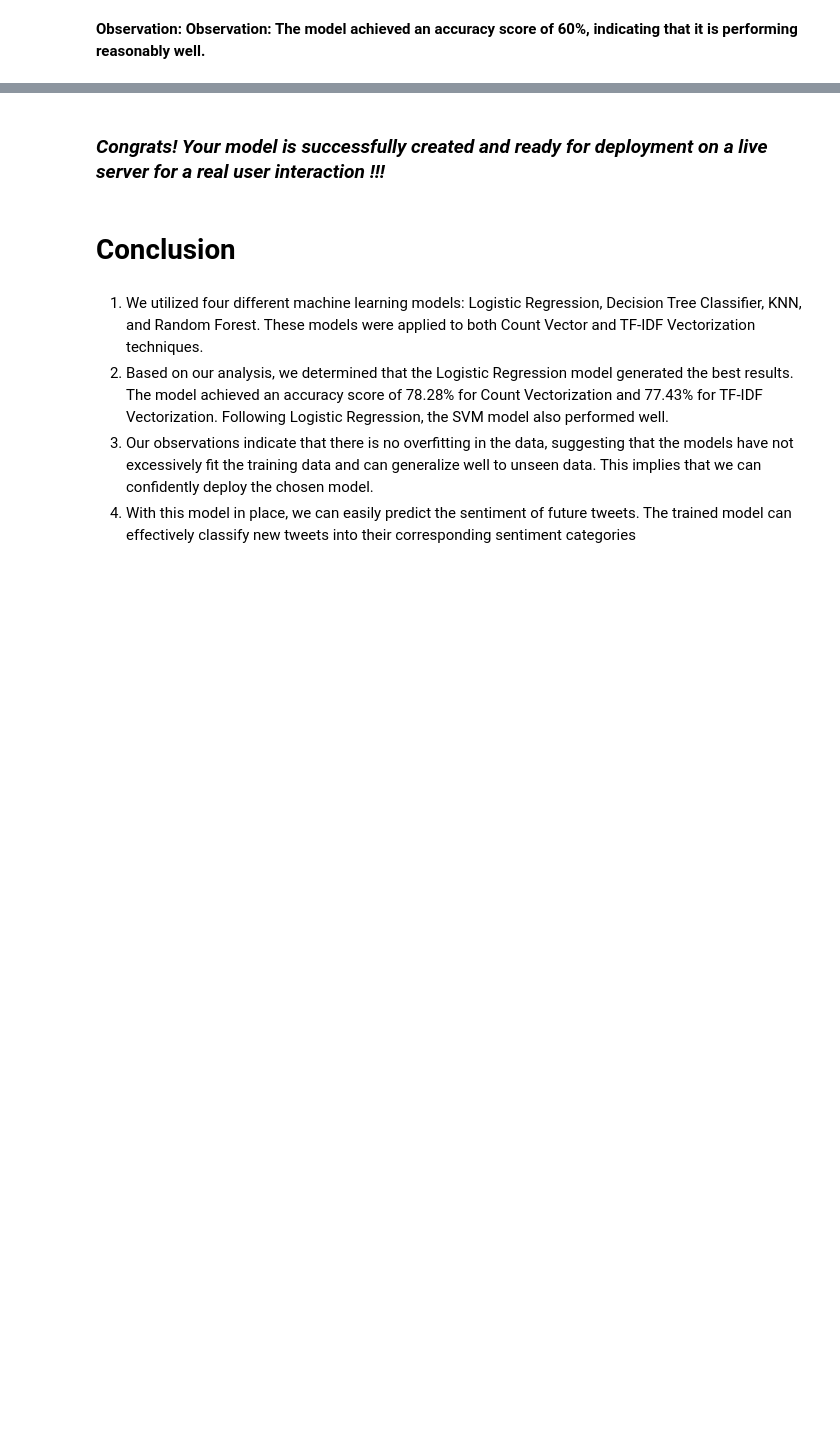
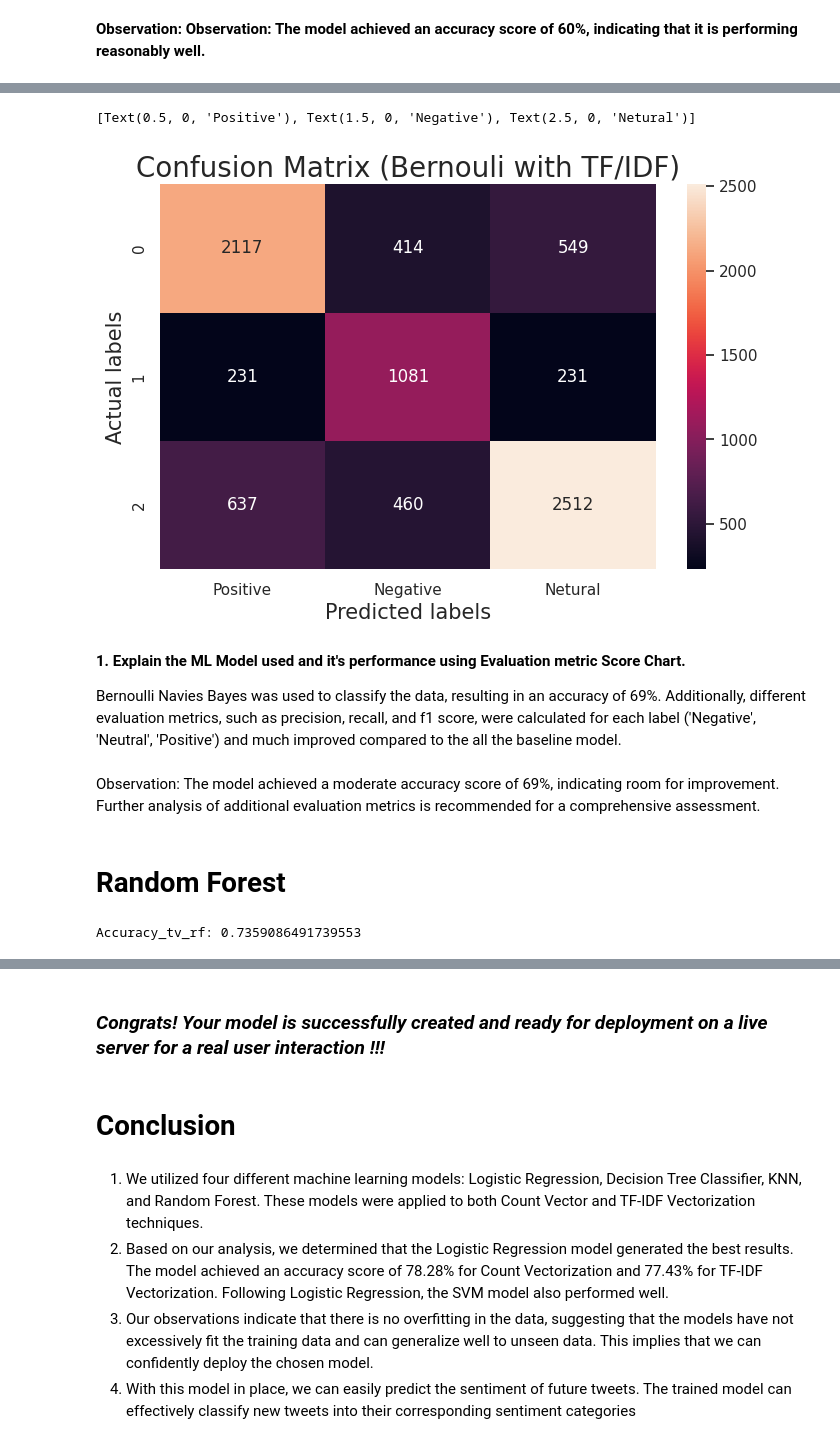
Before and after one commit to paralkardhananjay/Coronavirus-Tweets-Sentimental-D-Paralkar, a Jupyter notebook: Coronavirus_Tweets_Sentimental_|_Classification_|_D_Paralkar.ipynb, the cells around one changed output, grey strips where cells are left out. Saved outputs shown, nothing was run; the diff lists cells and outputs as text; code cells hidden in the pictures; blank space fills up the shorter version.

```diff
--- a/Coronavirus_Tweets_Sentimental_|_Classification_|_D_Paralkar.ipynb
+++ b/Coronavirus_Tweets_Sentimental_|_Classification_|_D_Paralkar.ipynb
@@ -1045,8 +1411,0 @@ The model achieved an accuracy score of 60%, indicating that it is performing re
-# %%
-# Initializing model
-knn = KNeighborsClassifier()
-param = {'n_neighbors': [1,2,3,4,5,6,7,8]}
-knn_tv = GridSearchCV(estimator=knn,param_grid=param)
-
-#fitting the data to model
-knn_tv.fit(tv_X_train, y_train)
@@ -1103,0 +1414,5 @@ Answer Here.
+# %%
+bnb.fit(tv_X_train,y_train)
+y_pred3_bnb_tv = bnb.predict(tv_X_test)
+accuracy_bnb_tv = accuracy_score(y_test,y_pred3)
+print(accuracy_score(y_test,y_pred3_bnb_tv))
@@ -1103,0 +1434,39 @@ Answer Here.
+# %%
+cf4a= (confusion_matrix(y_test,y_pred3_bnb_tv))
+plt.figure(figsize=(8,5))
+ax= plt.subplot()
+sns.heatmap(cf4a, annot=True, fmt=".0f",ax = ax)
+
+# labels, title and ticks
+ax.set_xlabel('Predicted labels', fontsize=15)
+ax.set_ylabel('Actual labels', fontsize=15)
+ax.set_title('Confusion Matrix (Bernouli with TF/IDF)', fontsize=20)
+ax.xaxis.set_ticklabels(labels)
+# %% [output]
+[Text(0.5, 0, 'Positive'), Text(1.5, 0, 'Negative'), Text(2.5, 0, 'Netural')]
+[figure, added]
+# %% [markdown]
+**1. Explain the ML Model used and it's performance using Evaluation metric Score Chart.**
+
+Bernoulli Navies Bayes was used to classify the data, resulting in an accuracy of 69%. Additionally, different evaluation metrics, such as precision, recall, and f1 score, were calculated for each label ('Negative', 'Neutral', 'Positive') and much improved compared to the all the baseline model.
+# %% [markdown]
+Observation:
+The model achieved a moderate accuracy score of 69%, indicating room for improvement. Further analysis of additional evaluation metrics is recommended for a comprehensive assessment.
+# %% [markdown]
+# Random Forest
+# %%
+from sklearn.ensemble import RandomForestClassifier
+from sklearn.feature_extraction.text import CountVectorizer
+rf_clf =RandomForestClassifier(n_estimators=100, random_state=42)
+
+# Fit classifier to training data
+rf_clf.fit(tv_X_train, y_train)
+
+# Predict labels for test data
+y_pred_rf_tv = rf_clf.predict(tv_X_test)
+
+# Calculate accuracy of classifier on test data
+accuracy_tv_rf = (y_pred_rf_tv == y_test).mean()
+print('Accuracy_tv_rf:', accuracy_tv_rf)
+# %% [output]
+Accuracy_tv_rf: 0.7359086491739553
```
Also changed, not shown: parts of 178 cells of this notebook.
